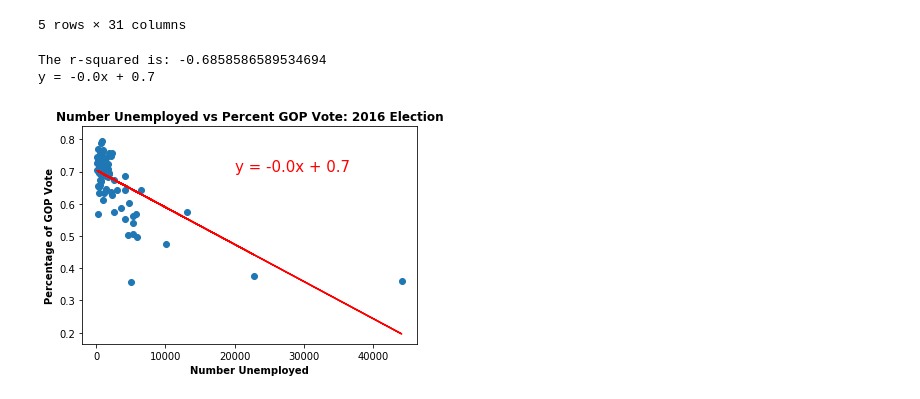
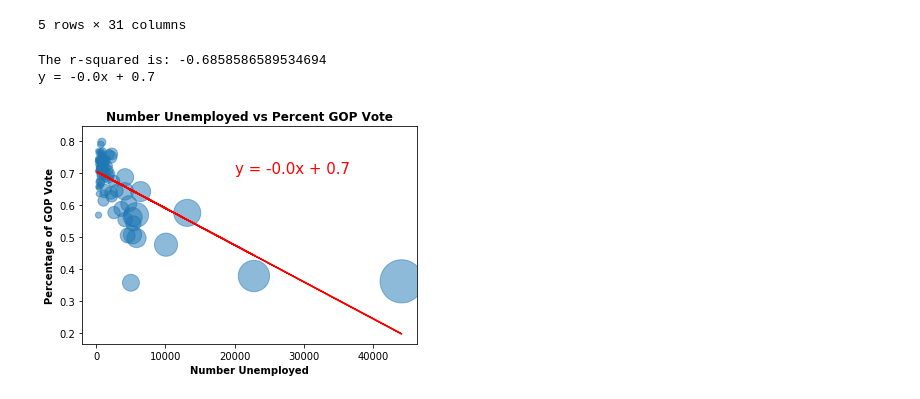
Before and after one commit to Davis1776/2016_Election_and_Demographics, a Jupyter notebook: Unemployment Plots.ipynb, the cells around one changed output. Drawn from its saved outputs; the diff is of its cells as text; code cells hidden in the pictures.

```diff
--- a/Unemployment Plots.ipynb
+++ b/Unemployment Plots.ipynb
@@ -33,20 +33,27 @@ def LinearRegression(x,y):
 
     print(f"The r-squared is: {rvalue}")
     print(line_eq)
+# %%
+a=election["Total Population"].astype(float)
+z=a.tolist()
+pop_reduced=[]
+for item in z:
+    b=item/500
+    pop_reduced.append(b)
 # %%
 #create a scatterplot for unemployment vs %Republican vote
-plt.scatter(election["Unemployed"],election["GOP %"],marker="o");
+plt.scatter(election["Unemployed"],election["GOP %"],s=pop_reduced*10000, alpha=0.5);
 plt.xlabel("Number Unemployed",weight="bold");
 plt.ylabel("Percentage of GOP Vote",weight="bold");
-plt.title("Number Unemployed vs Percent GOP Vote: 2016 Election",weight="bold");
+plt.title("Number Unemployed vs Percent GOP Vote",weight="bold");
 
 a=20000
 b=0.7
 LinearRegression(election["Unemployed"],election["GOP %"])
 # %% [output]
 The r-squared is: -0.6858586589534694
 y = -0.0x + 0.7
-[figure, old version]
+[figure, new version]
 # %%
 unemployment=pd.DataFrame({"County":election["County"],"Total Population":election["Total Population"],
                            "Unemployed":election["Unemployed"],"GOP %":election["GOP %"]})
```
Also changed, not shown: parts of 5 cells of this notebook, 9 other files.
